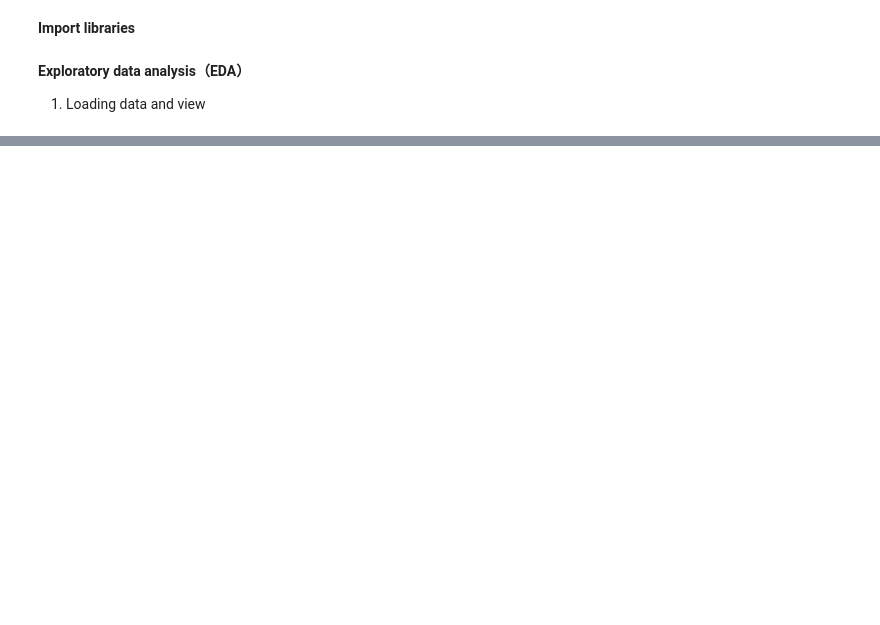
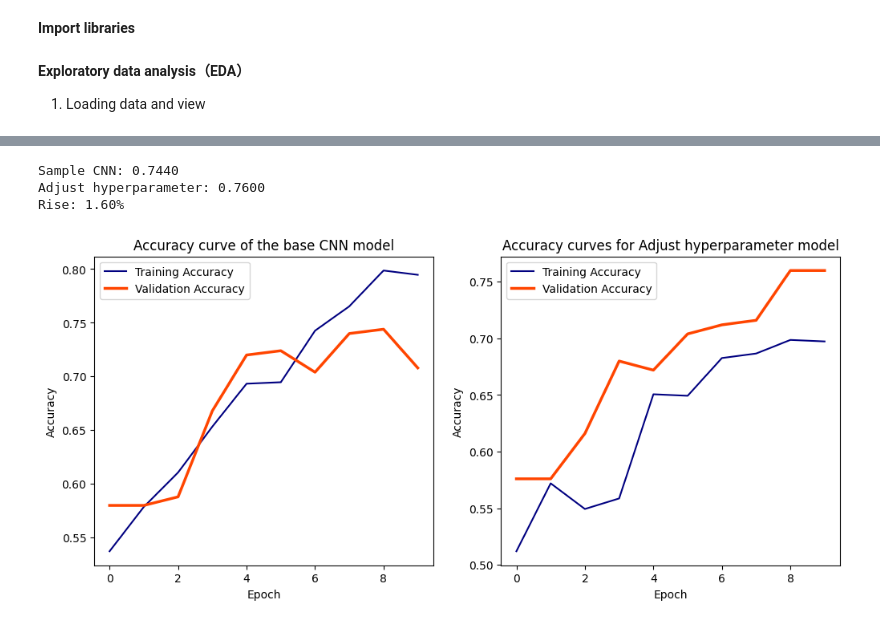
Before and after one commit to rayangela528/DeepLearning-Cancer, a Jupyter notebook: deeplearning-week3.ipynb, the cells around one changed output, grey strips where cells are left out. Saved outputs shown, nothing was run; the diff lists cells and outputs as text; code cells hidden in the pictures; blank space fills up the shorter version.

```diff
--- a/deeplearning-week3.ipynb
+++ b/deeplearning-week3.ipynb
@@ -671,0 +352,19 @@ plt.show()
+# %%
+# Callbacks for early stopping and reducing learning rate
+early_stopping = EarlyStopping(monitor='val_loss', patience=3, restore_best_weights=True)
+reduce_lr = ReduceLROnPlateau(monitor='val_loss', factor=0.2, patience=2, min_lr=0.001)
+
+# Train the model
+cnn_history = cnn_model.fit(
+    train_generator,
+    steps_per_epoch=len(train_labels) // batch_size,
+    validation_data=val_generator,
+    validation_steps=len(train_labels) // batch_size,
+    epochs=10,
+    callbacks=[early_stopping, reduce_lr],
+    verbose=1
+)
+
+val_steps = len(val_generator)
+cnn_val_accuracy = cnn_model.evaluate(val_generator, steps=val_steps, verbose=0)[1]
+print(f"sample CNN validation accuracy: {cnn_val_accuracy:.4f}")
@@ -671,0 +559,34 @@ plt.show()
+# %%
+# 对比不同模型的指标
+print(f"Sample CNN: {cnn_val_accuracy:.4f}")
+print(f"Adjust hyperparameter: {complex_val_accuracy:.4f}")
+print(f"Rise: {(complex_val_accuracy - cnn_val_accuracy) * 100:.2f}%")
+# %% [output]
+Sample CNN: 0.7440
+Adjust hyperparameter: 0.7600
+Rise: 1.60%
+# %%
+# CNN
+plt.figure(figsize=(12, 5))
+plt.subplot(1, 2, 1)
+plt.plot(cnn_history.history['accuracy'], label='Training Accuracy', color='navy')
+plt.plot(cnn_history.history['val_accuracy'], label='Validation Accuracy', color='orangered',linewidth='2.5')
+plt.title('Accuracy Curve-Adjust hyperparameter')
+
+plt.title('Accuracy curve of the base CNN model')
+plt.xlabel('Epoch')
+plt.ylabel('Accuracy')
+plt.legend()
+
+# Adjust
+plt.subplot(1, 2, 2)
+plt.plot(complex_history.history['accuracy'], label='Training Accuracy', color='navy')
+plt.plot(complex_history.history['val_accuracy'], label='Validation Accuracy', color='orangered',linewidth='2.5')
+plt.title('Accuracy curves for Adjust hyperparameter model')
+plt.xlabel('Epoch')
+plt.ylabel('Accuracy')
+plt.legend()
+
+plt.show()
+# %% [output]
+[figure, added]
```
Also changed, not shown: parts of 44 cells of this notebook.
